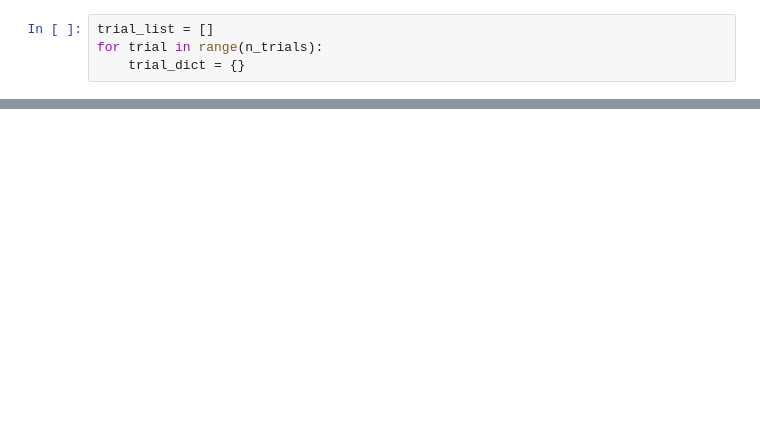
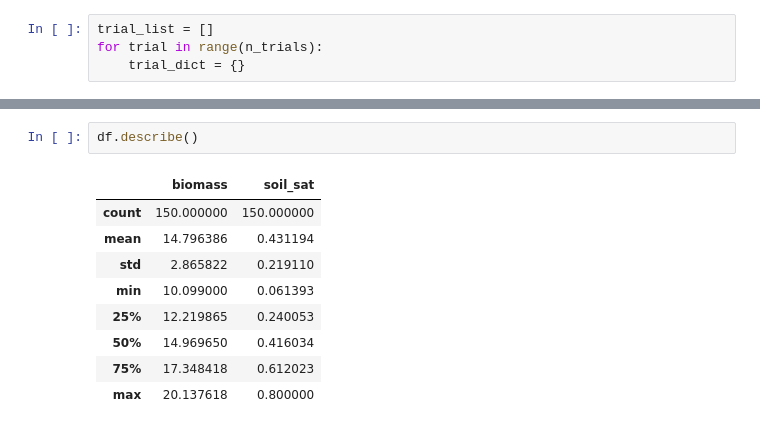
Before and after one commit to dualmodality/math430_team_project, a Jupyter notebook: CSJ.ipynb, the cells around one changed output, grey strips where cells are left out. Cells and saved outputs as stored; diff of their text form; blank space fills up the shorter version.

```diff
--- a/CSJ.ipynb
+++ b/CSJ.ipynb
@@ -78,0 +86,12 @@ def VPD(temp = 20, rel_hum = 0.7):
+# %%
+df.describe()
+# %% [output]
+|  | biomass | soil_sat |
+| count | 150.000000 | 150.000000 |
+| mean | 14.796386 | 0.431194 |
+| std | 2.865822 | 0.219110 |
+| min | 10.099000 | 0.061393 |
+| 25% | 12.219865 | 0.240053 |
+| 50% | 14.969650 | 0.416034 |
+| 75% | 17.348418 | 0.612023 |
+| max | 20.137618 | 0.800000 |
```
Also changed, not shown: parts of 7 cells of this notebook.
